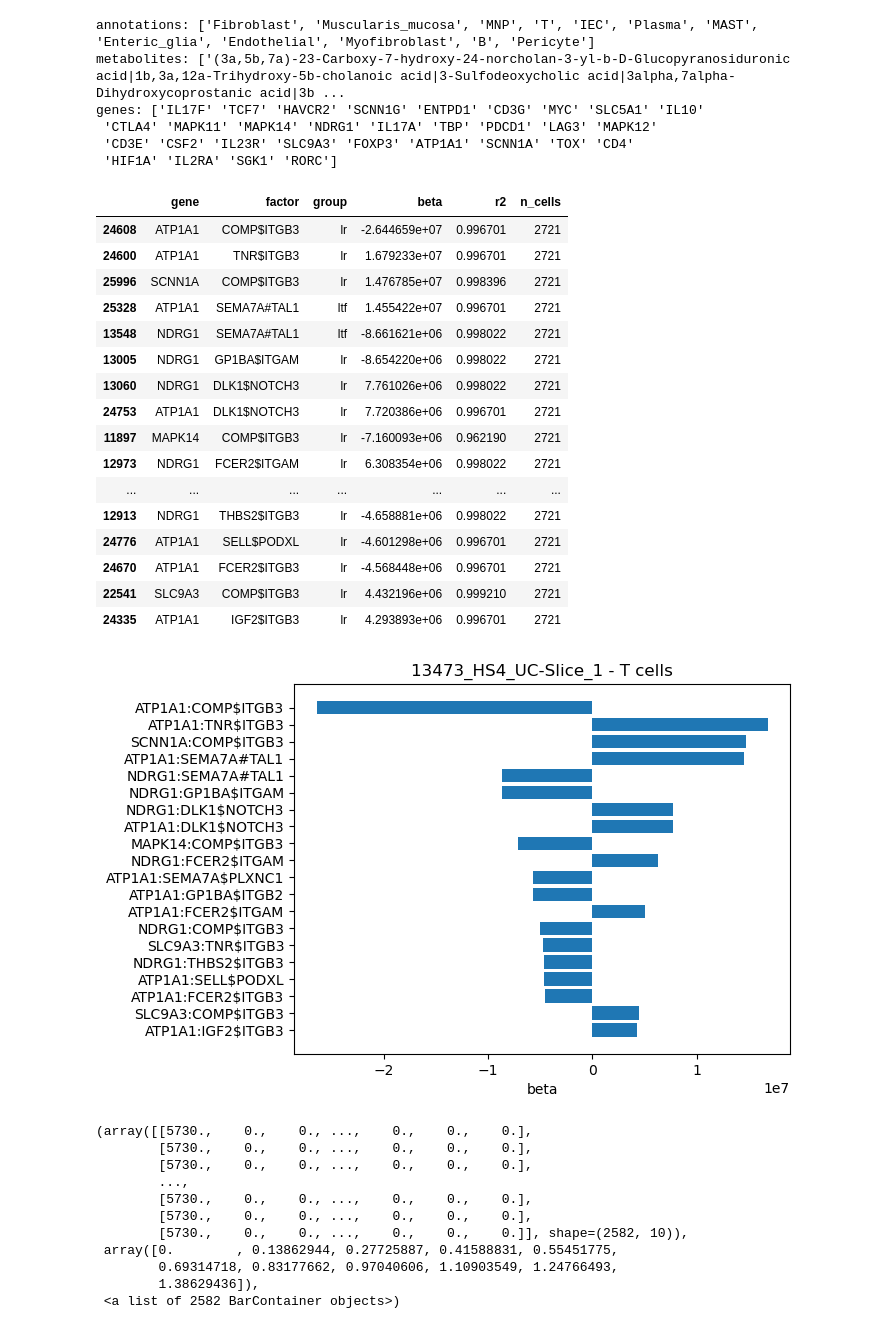
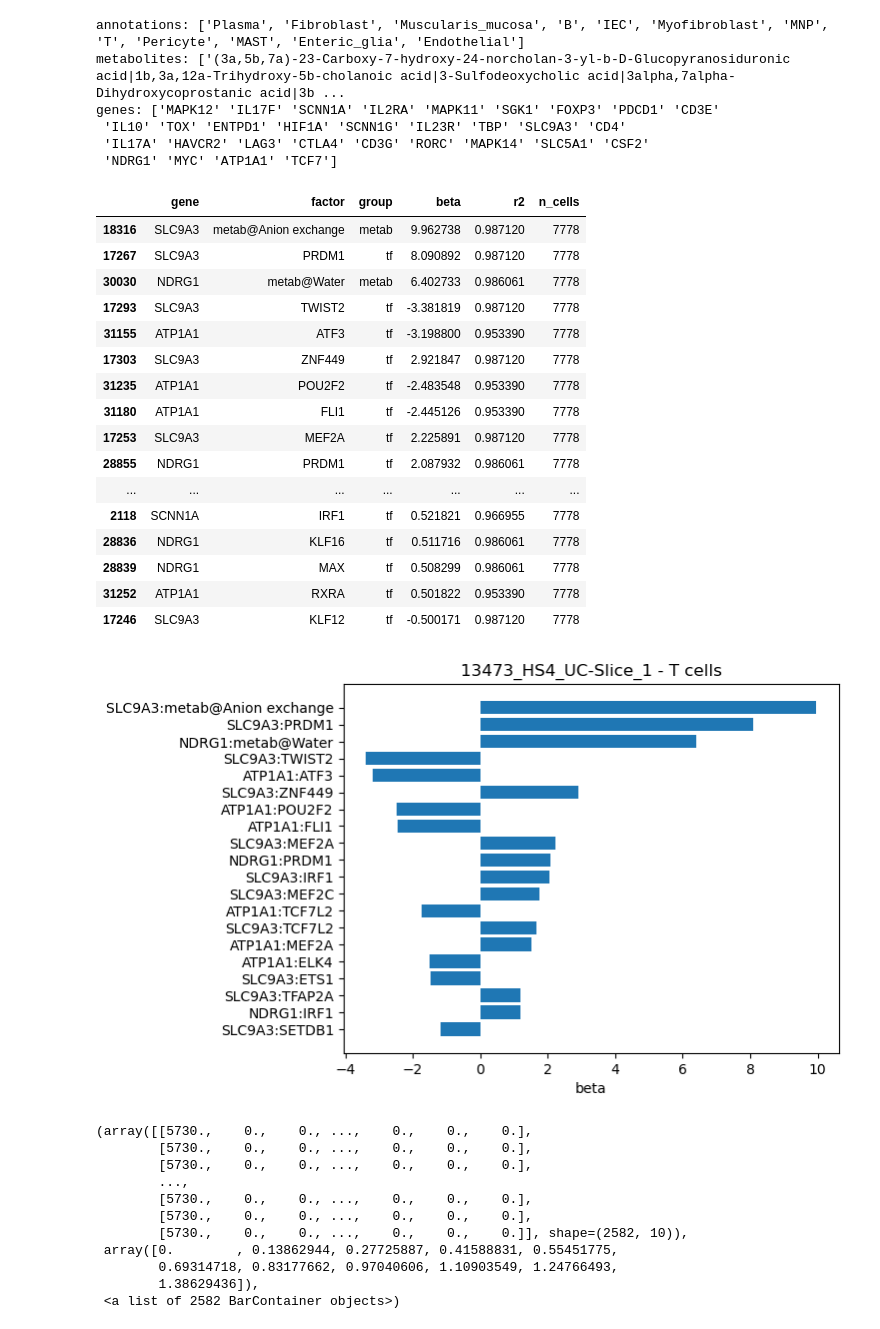
Before and after one commit to fosterea/MetabTravLR, a Jupyter notebook: metab_processing/LinearRegression/ols_analysis.ipynb, the cells around one changed output. Drawn from its saved outputs; the diff is of its cells as text; code cells hidden in the pictures.

```diff
--- a/metab_processing/LinearRegression/ols_analysis.ipynb
+++ b/metab_processing/LinearRegression/ols_analysis.ipynb
@@ -29,42 +29,42 @@ def load_x(dataset):
     return sc.read_h5ad(dataset_paths(dataset, data_dir=data_dir)['dataset_dir'] / 'LinearRegression' / 'x_adata.h5ad')
 # %%
 # Inspect one sample to set T_CELL / GLUCOSE above if the defaults don't match.
-ad0 = load_x(samples[-1])
+ad0 = load_x(samples[0])
 print('annotations:', list(ad0.obs[ANNOT_COL].unique()))
 print('metabolites:', [m.split('@', 1)[1] for m in ad0.uns['x_metab_modulators']])
 print('genes:', ad0.uns['x_genes'])
 # %% [output]
-annotations: ['Fibroblast', 'Muscularis_mucosa', 'MNP', 'T', 'IEC', 'Plasma', 'MAST', 'Enteric_glia', 'Endothelial', 'Myofibroblast', 'B', 'Pericyte']
+annotations: ['Plasma', 'Fibroblast', 'Muscularis_mucosa', 'B', 'IEC', 'Myofibroblast', 'MNP', 'T', 'Pericyte', 'MAST', 'Enteric_glia', 'Endothelial']
 metabolites: ['(3a,5b,7a)-23-Carboxy-7-hydroxy-24-norcholan-3-yl-b-D-Glucopyranosiduronic acid|1b,3a,12a-Trihydroxy-5b-cholanoic acid|3-Sulfodeoxycholic acid|3alpha,7alpha-Dihydroxycoprostanic acid|3b ...
-genes: ['IL17F' 'TCF7' 'HAVCR2' 'SCNN1G' 'ENTPD1' 'CD3G' 'MYC' 'SLC5A1' 'IL10'
- 'CTLA4' 'MAPK11' 'MAPK14' 'NDRG1' 'IL17A' 'TBP' 'PDCD1' 'LAG3' 'MAPK12'
- 'CD3E' 'CSF2' 'IL23R' 'SLC9A3' 'FOXP3' 'ATP1A1' 'SCNN1A' 'TOX' 'CD4'
- 'HIF1A' 'IL2RA' 'SGK1' 'RORC']
+genes: ['MAPK12' 'IL17F' 'SCNN1A' 'IL2RA' 'MAPK11' 'SGK1' 'FOXP3' 'PDCD1' 'CD3E'
+ 'IL10' 'TOX' 'ENTPD1' 'HIF1A' 'SCNN1G' 'IL23R' 'TBP' 'SLC9A3' 'CD4'
+ 'IL17A' 'HAVCR2' 'LAG3' 'CTLA4' 'CD3G' 'RORC' 'MAPK14' 'SLC5A1' 'CSF2'
+ 'NDRG1' 'MYC' 'ATP1A1' 'TCF7']
 # %%
 # T cells in the relevant sample: OLS betas ranked by |magnitude|.
-betas = fit_gene_betas(ad0, annot_col=ANNOT_COL, annot_value=T_CELL)
+betas = fit_gene_betas(ad0, annot_col=ANNOT_COL, annot_value=T_CELL, method='l1', penalty=0.00001)
 # %%
-display(rank_coefficients(betas).head(20))
+display(rank_coefficients(betas).head(60))
 plot_top_coefficients(betas, top=20).set_title(f'{samples[0]} - T cells');
 # %% [output]
 |  | gene | factor | group | beta | r2 | n_cells |
-| 24608 | ATP1A1 | COMP$ITGB3 | lr | -2.644659e+07 | 0.996701 | 2721 |
-| 24600 | ATP1A1 | TNR$ITGB3 | lr | 1.679233e+07 | 0.996701 | 2721 |
-| 25996 | SCNN1A | COMP$ITGB3 | lr | 1.476785e+07 | 0.998396 | 2721 |
-| 25328 | ATP1A1 | SEMA7A#TAL1 | ltf | 1.455422e+07 | 0.996701 | 2721 |
-| 13548 | NDRG1 | SEMA7A#TAL1 | ltf | -8.661621e+06 | 0.998022 | 2721 |
-| 13005 | NDRG1 | GP1BA$ITGAM | lr | -8.654220e+06 | 0.998022 | 2721 |
-| 13060 | NDRG1 | DLK1$NOTCH3 | lr | 7.761026e+06 | 0.998022 | 2721 |
-| 24753 | ATP1A1 | DLK1$NOTCH3 | lr | 7.720386e+06 | 0.996701 | 2721 |
-| 11897 | MAPK14 | COMP$ITGB3 | lr | -7.160093e+06 | 0.962190 | 2721 |
-| 12973 | NDRG1 | FCER2$ITGAM | lr | 6.308354e+06 | 0.998022 | 2721 |
+| 18316 | SLC9A3 | metab@Anion exchange | metab | 9.962738 | 0.987120 | 7778 |
+| 17267 | SLC9A3 | PRDM1 | tf | 8.090892 | 0.987120 | 7778 |
+| 30030 | NDRG1 | metab@Water | metab | 6.402733 | 0.986061 | 7778 |
+| 17293 | SLC9A3 | TWIST2 | tf | -3.381819 | 0.987120 | 7778 |
+| 31155 | ATP1A1 | ATF3 | tf | -3.198800 | 0.953390 | 7778 |
+| 17303 | SLC9A3 | ZNF449 | tf | 2.921847 | 0.987120 | 7778 |
+| 31235 | ATP1A1 | POU2F2 | tf | -2.483548 | 0.953390 | 7778 |
+| 31180 | ATP1A1 | FLI1 | tf | -2.445126 | 0.953390 | 7778 |
+| 17253 | SLC9A3 | MEF2A | tf | 2.225891 | 0.987120 | 7778 |
+| 28855 | NDRG1 | PRDM1 | tf | 2.087932 | 0.986061 | 7778 |
 | ... | ... | ... | ... | ... | ... | ... |
-| 12913 | NDRG1 | THBS2$ITGB3 | lr | -4.658881e+06 | 0.998022 | 2721 |
-| 24776 | ATP1A1 | SELL$PODXL | lr | -4.601298e+06 | 0.996701 | 2721 |
-| 24670 | ATP1A1 | FCER2$ITGB3 | lr | -4.568448e+06 | 0.996701 | 2721 |
-| 22541 | SLC9A3 | COMP$ITGB3 | lr | 4.432196e+06 | 0.999210 | 2721 |
-| 24335 | ATP1A1 | IGF2$ITGB3 | lr | 4.293893e+06 | 0.996701 | 2721 |
+| 2118 | SCNN1A | IRF1 | tf | 0.521821 | 0.966955 | 7778 |
+| 28836 | NDRG1 | KLF16 | tf | 0.511716 | 0.986061 | 7778 |
+| 28839 | NDRG1 | MAX | tf | 0.508299 | 0.986061 | 7778 |
+| 31252 | ATP1A1 | RXRA | tf | 0.501822 | 0.953390 | 7778 |
+| 17246 | SLC9A3 | KLF12 | tf | -0.500171 | 0.987120 | 7778 |
-[figure, old version]
+[figure, new version]
 # %%
 plt.hist(ad0.obsm['x_factors'])
 # %% [output]
```
Also changed, not shown: parts of 1 cell of this notebook, 1 other file.
